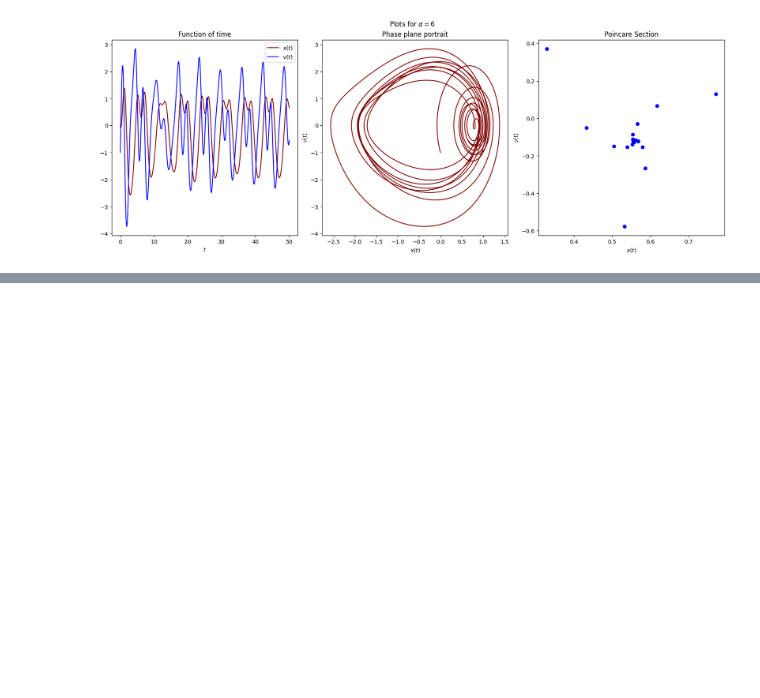
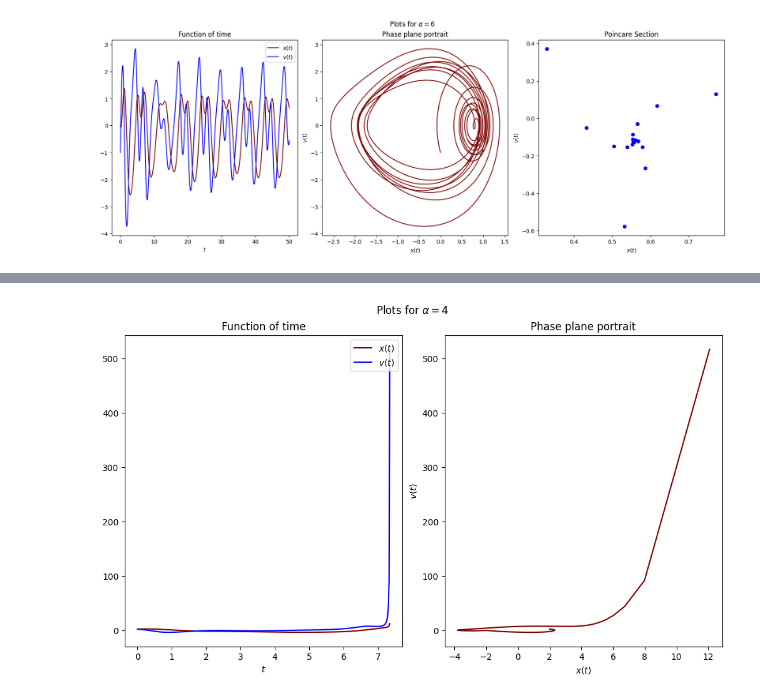
Before and after one commit to Yolonek/NonlinearDynamics, a Jupyter notebook: L3-DeterministicChaos.ipynb, the cells around one changed output, grey strips where cells are left out. Saved outputs shown, nothing was run; the diff lists cells and outputs as text; code cells hidden in the pictures; blank space fills up the shorter version.

```diff
--- a/L3-DeterministicChaos.ipynb
+++ b/L3-DeterministicChaos.ipynb
@@ -171,0 +181,4 @@ show_three_graphs(6, 300, 50, method='Radau')
+# %%
+show_three_graphs(4, 0, 80, with_poincare=False, init=(2, 2))
+# %% [output]
+[figure, added]
```
Also changed, not shown: parts of 5 cells of this notebook, 4 other files.
